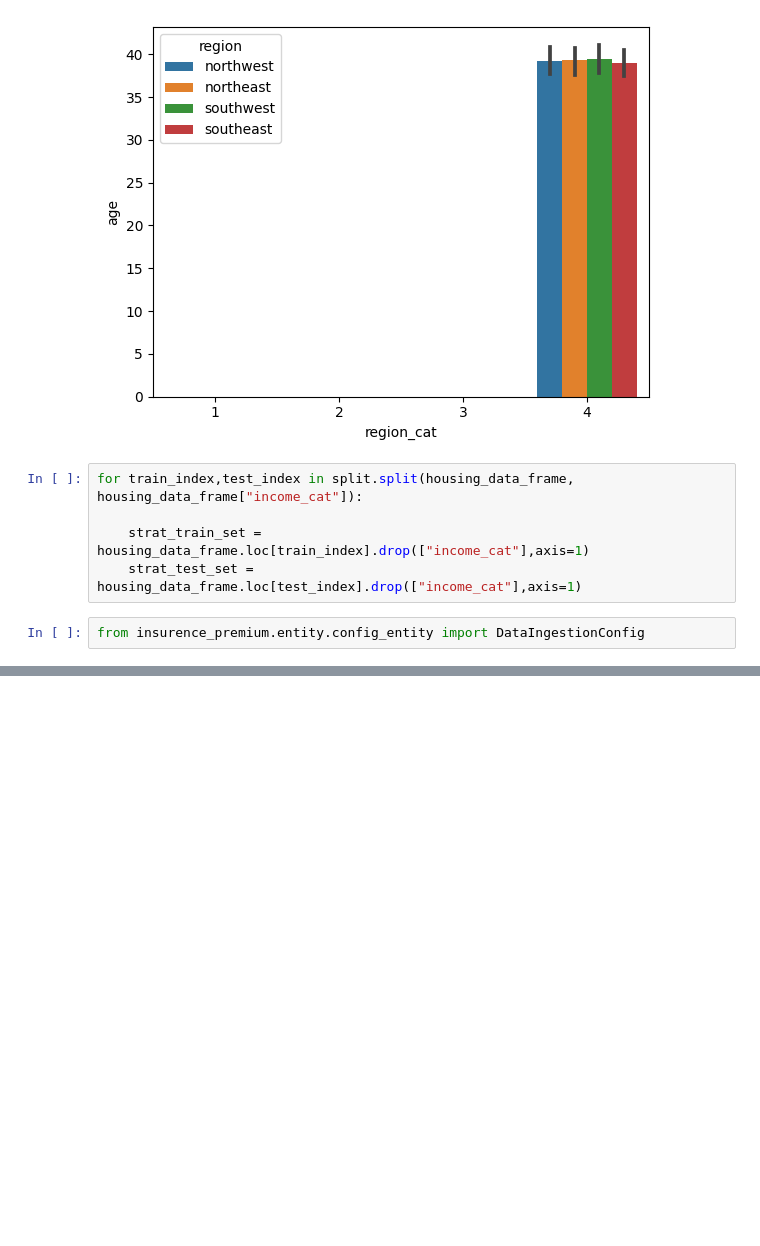
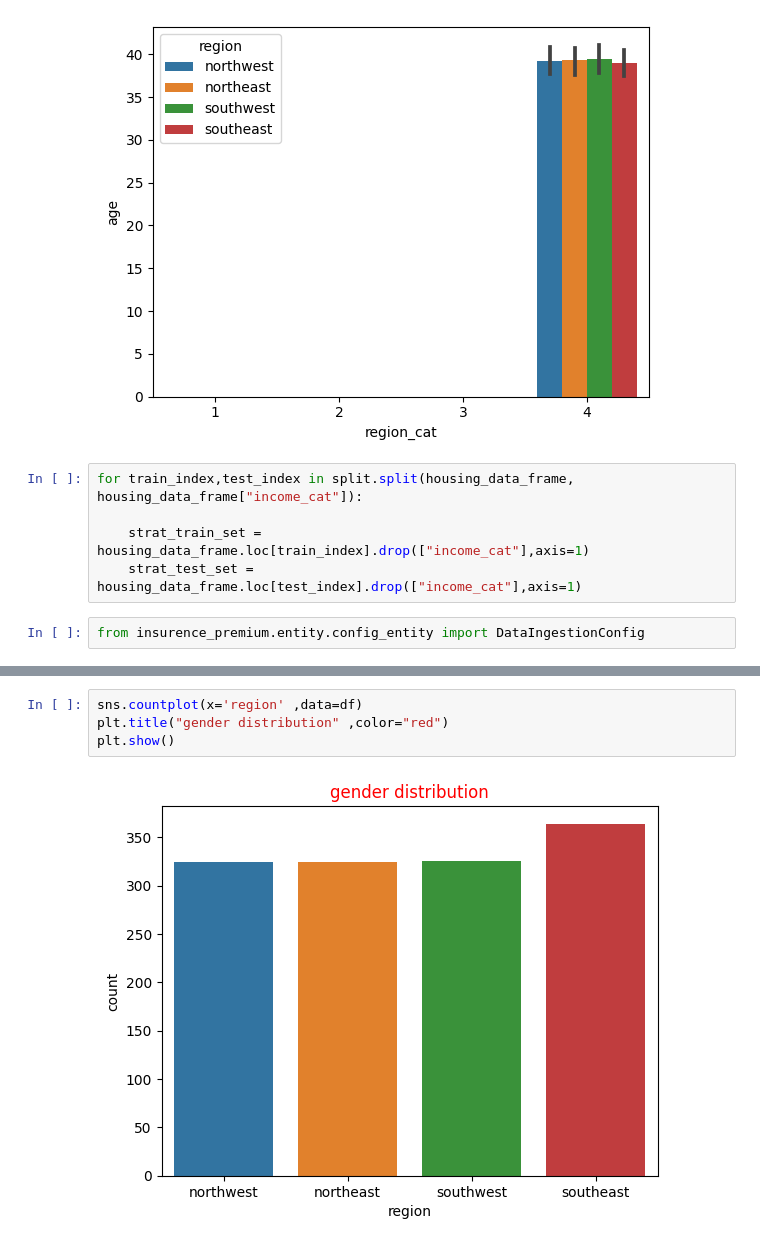
Before and after one commit to akhilpratap620/insurence_premium_prediction, a Jupyter notebook: research/data_ingestion_res.ipynb, the cells around one changed output, grey strips where cells are left out. Cells and saved outputs as stored; diff of their text form; blank space fills up the shorter version.

```diff
--- a/research/data_ingestion_res.ipynb
+++ b/research/data_ingestion_res.ipynb
@@ -234,0 +281,6 @@ from insurence_premium.entity.config_entity import DataIngestionConfig
+# %%
+sns.countplot(x='region' ,data=df)
+plt.title("gender distribution" ,color="red")
+plt.show()
+# %% [output]
+[figure, added]
```
Also changed, not shown: parts of 42 cells of this notebook.
